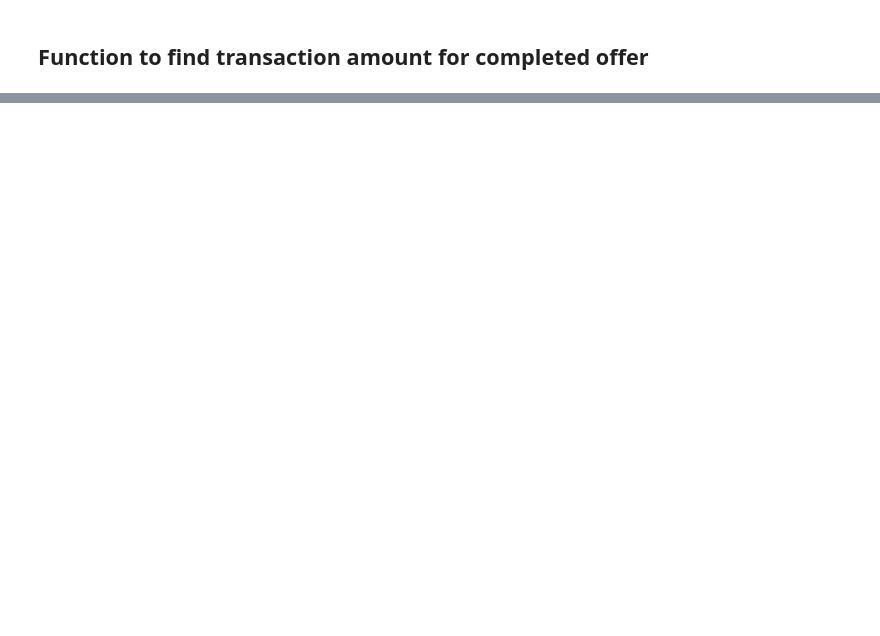
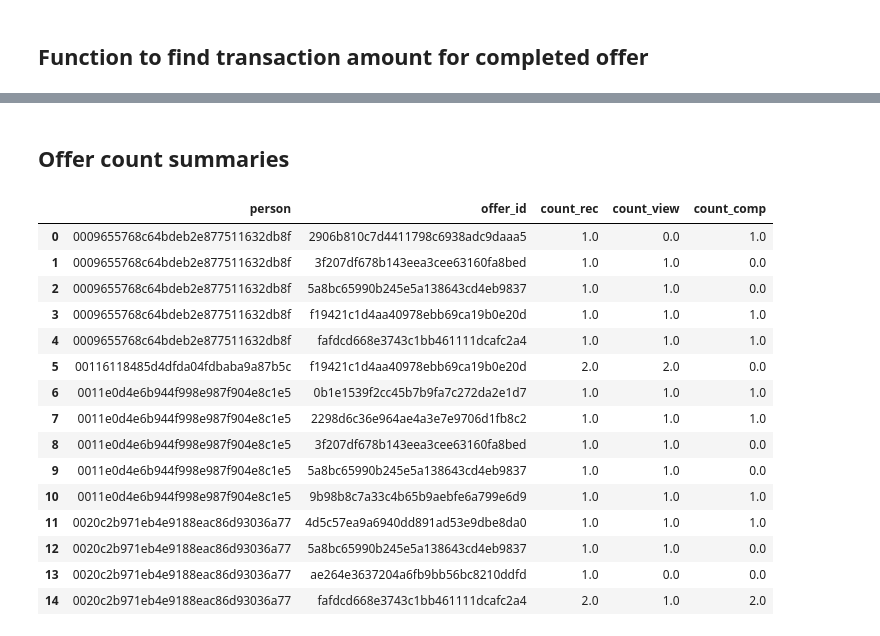
Before and after one commit to Moraut/DSND-Term-2, a Jupyter notebook: 04. Capstone Project/notebook/Starbucks_Capstone_notebook.ipynb, the cells around one changed output, grey strips where cells are left out. Saved outputs shown, nothing was run; the diff lists cells and outputs as text; code cells hidden in the pictures; blank space fills up the shorter version.

```diff
--- a/04. Capstone Project/notebook/Starbucks_Capstone_notebook.ipynb
+++ b/04. Capstone Project/notebook/Starbucks_Capstone_notebook.ipynb
@@ -580,3 +636,28 @@ comp_offer[( (comp_offer['person'] == c_person) * (comp_offer['offer_id'] == c_o
 |  | person | offer_id | event | time | n_offer_comp_prev | last_time_off_comp | off_rec_time | ... |
 | 289737 | 041fd7c6b796430a867c4e03d2ff8f4d | 0b1e1539f2cc45b7b9fa7c272da2e1d7 | 3 | 648 | 0.0 | -1.0 | 576 | ... |
 | 303248 | 041fd7c6b796430a867c4e03d2ff8f4d | 0b1e1539f2cc45b7b9fa7c272da2e1d7 | 3 | 702 | 1.0 | 648.0 | -1 | ... |
+# %% [markdown]
+## Offer count summaries
+# %%
+# Number of offers (by person offer) recevied by each person
+count_df  = master[master['offer_id'] != 0][['person','offer_id','event', 'time']].drop_duplicates().groupby(['person','offer_id','event']).count().reset_index()
+count_person_offer = pd.pivot_table(count_df, index = ['person','offer_id'], values = 'time', columns = 'event').reset_index().fillna(0)
+count_person_offer.columns = ['person','offer_id', 'count_rec', 'count_view', 'count_comp']
+count_person_offer.head(15)
+# %% [output]
+|  | person | offer_id | count_rec | count_view | count_comp |
+| 0 | 0009655768c64bdeb2e877511632db8f | 2906b810c7d4411798c6938adc9daaa5 | 1.0 | 0.0 | 1.0 |
+| 1 | 0009655768c64bdeb2e877511632db8f | 3f207df678b143eea3cee63160fa8bed | 1.0 | 1.0 | 0.0 |
+| 2 | 0009655768c64bdeb2e877511632db8f | 5a8bc65990b245e5a138643cd4eb9837 | 1.0 | 1.0 | 0.0 |
+| 3 | 0009655768c64bdeb2e877511632db8f | f19421c1d4aa40978ebb69ca19b0e20d | 1.0 | 1.0 | 1.0 |
+| 4 | 0009655768c64bdeb2e877511632db8f | fafdcd668e3743c1bb461111dcafc2a4 | 1.0 | 1.0 | 1.0 |
+| 5 | 00116118485d4dfda04fdbaba9a87b5c | f19421c1d4aa40978ebb69ca19b0e20d | 2.0 | 2.0 | 0.0 |
+| 6 | 0011e0d4e6b944f998e987f904e8c1e5 | 0b1e1539f2cc45b7b9fa7c272da2e1d7 | 1.0 | 1.0 | 1.0 |
+| 7 | 0011e0d4e6b944f998e987f904e8c1e5 | 2298d6c36e964ae4a3e7e9706d1fb8c2 | 1.0 | 1.0 | 1.0 |
+| 8 | 0011e0d4e6b944f998e987f904e8c1e5 | 3f207df678b143eea3cee63160fa8bed | 1.0 | 1.0 | 0.0 |
+| 9 | 0011e0d4e6b944f998e987f904e8c1e5 | 5a8bc65990b245e5a138643cd4eb9837 | 1.0 | 1.0 | 0.0 |
+| 10 | 0011e0d4e6b944f998e987f904e8c1e5 | 9b98b8c7a33c4b65b9aebfe6a799e6d9 | 1.0 | 1.0 | 1.0 |
+| 11 | 0020c2b971eb4e9188eac86d93036a77 | 4d5c57ea9a6940dd891ad53e9dbe8da0 | 1.0 | 1.0 | 1.0 |
+| 12 | 0020c2b971eb4e9188eac86d93036a77 | 5a8bc65990b245e5a138643cd4eb9837 | 1.0 | 1.0 | 0.0 |
+| 13 | 0020c2b971eb4e9188eac86d93036a77 | ae264e3637204a6fb9bb56bc8210ddfd | 1.0 | 0.0 | 0.0 |
+| 14 | 0020c2b971eb4e9188eac86d93036a77 | fafdcd668e3743c1bb461111dcafc2a4 | 2.0 | 1.0 | 2.0 |
```
Also changed, not shown: parts of 9 cells of this notebook, 1 other file.
